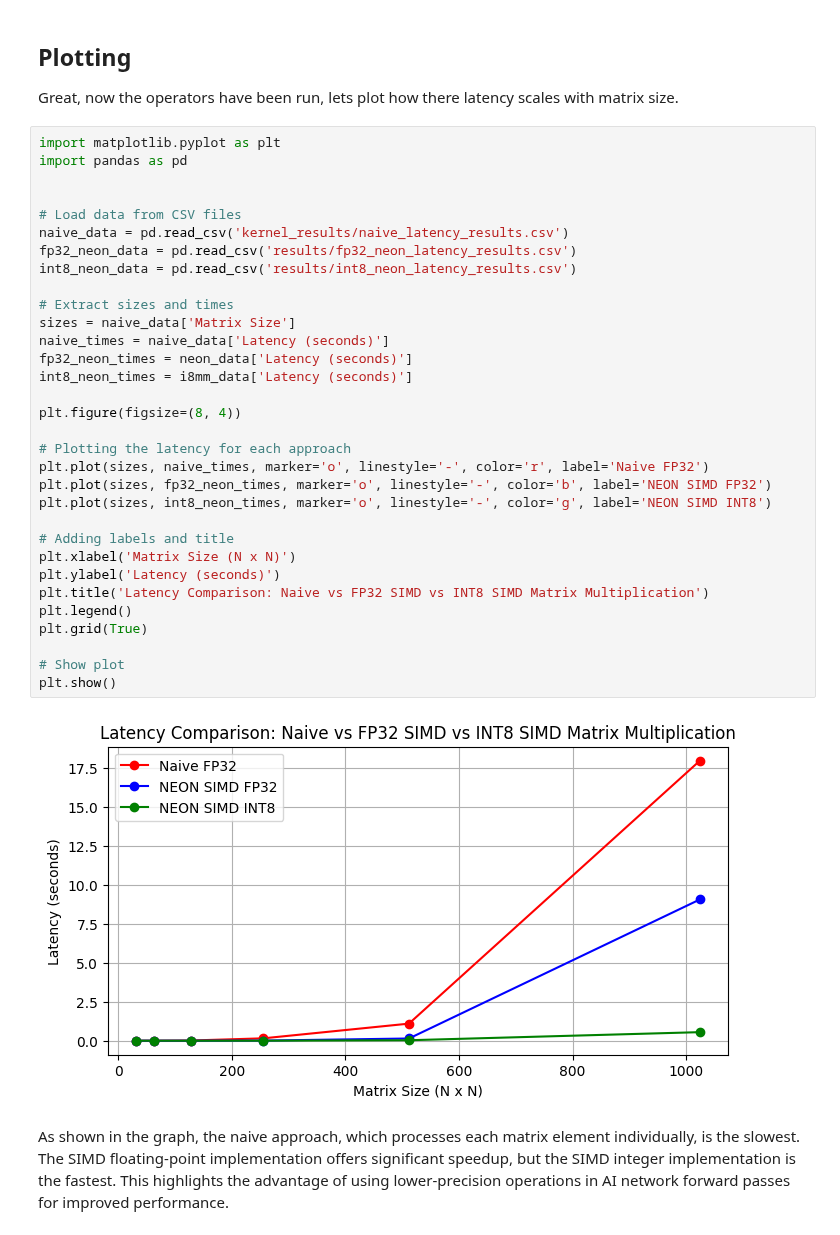
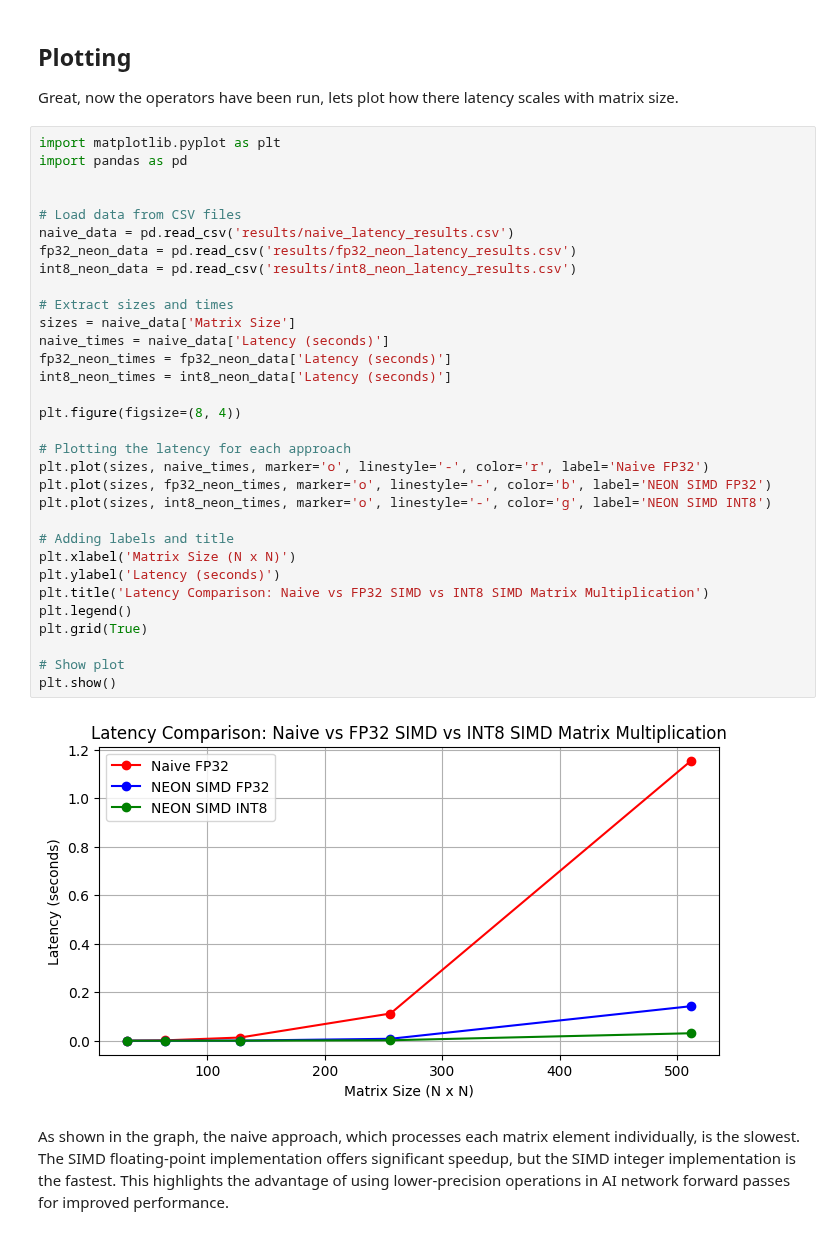
Before and after one commit to OliverGrainge/Generative_AI_on_arm, a Jupyter notebook: lab1.ipynb, the cells around one changed output. Drawn from its saved outputs; the diff is of its cells as text.

```diff
--- a/lab1.ipynb
+++ b/lab1.ipynb
@@ -446,37 +410,37 @@ Great, now the operators have been run, lets plot how there latency scales with
 # %%
 import matplotlib.pyplot as plt
 import pandas as pd
 
 
 # Load data from CSV files
-naive_data = pd.read_csv('kernel_results/naive_latency_results.csv')
+naive_data = pd.read_csv('results/naive_latency_results.csv')
 fp32_neon_data = pd.read_csv('results/fp32_neon_latency_results.csv')
 int8_neon_data = pd.read_csv('results/int8_neon_latency_results.csv')
 
 # Extract sizes and times
 sizes = naive_data['Matrix Size']
 naive_times = naive_data['Latency (seconds)']
-fp32_neon_times = neon_data['Latency (seconds)']
-int8_neon_times = i8mm_data['Latency (seconds)']
+fp32_neon_times = fp32_neon_data['Latency (seconds)']
+int8_neon_times = int8_neon_data['Latency (seconds)']
 
 plt.figure(figsize=(8, 4))
 
 # Plotting the latency for each approach
 plt.plot(sizes, naive_times, marker='o', linestyle='-', color='r', label='Naive FP32')
 plt.plot(sizes, fp32_neon_times, marker='o', linestyle='-', color='b', label='NEON SIMD FP32')
 plt.plot(sizes, int8_neon_times, marker='o', linestyle='-', color='g', label='NEON SIMD INT8')
 
 # Adding labels and title
 plt.xlabel('Matrix Size (N x N)')
 plt.ylabel('Latency (seconds)')
 plt.title('Latency Comparison: Naive vs FP32 SIMD vs INT8 SIMD Matrix Multiplication')
 plt.legend()
 plt.grid(True)
 
 # Show plot
 plt.show()
 # %% [output]
-[figure, old version]
+[figure, new version]
 # %% [markdown]
 As shown in the graph, the naive approach, which processes each matrix element individually, is the slowest. The SIMD floating-point implementation offers significant speedup, but the SIMD integer implementation is the fastest. This highlights the advantage of using lower-precision operations in AI network forward passes for improved performance.
 # %% [markdown]
```
Also changed, not shown: parts of 19 cells of this notebook.
